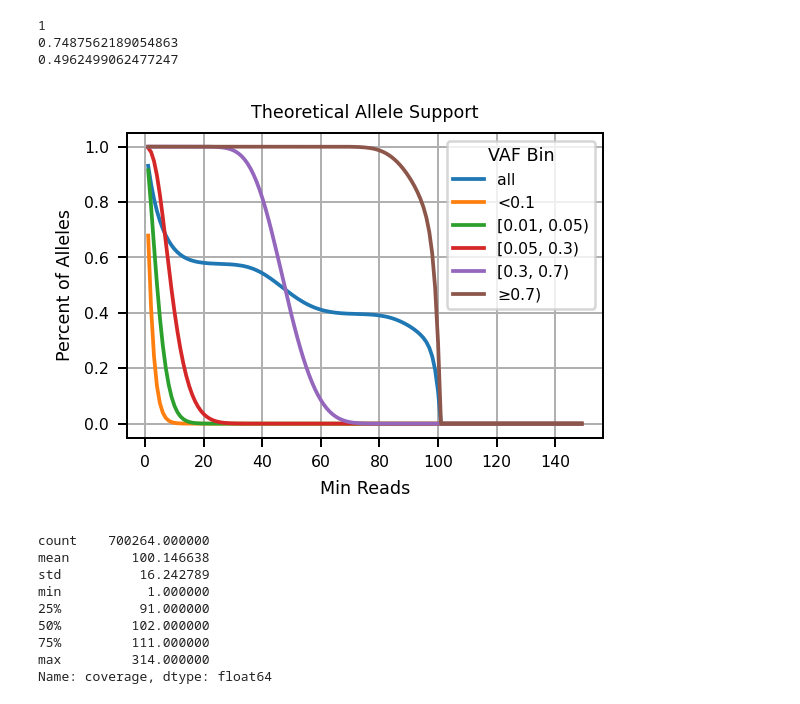
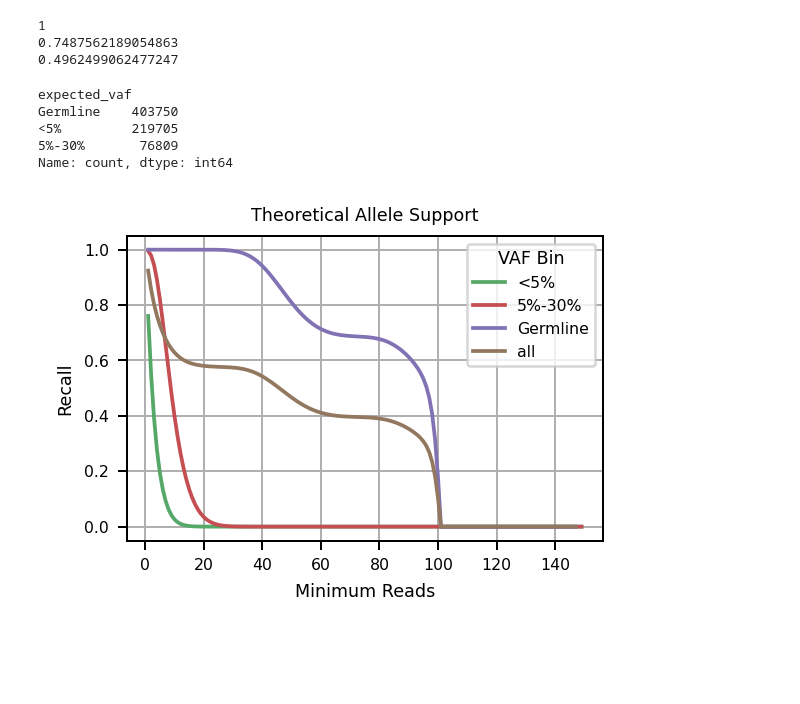
Before and after one commit to BCM-HGSC/SMaHT_MIMS, a Jupyter notebook: coverage_calculator/ModelingVAFx.ipynb, the cells around one changed output. Drawn from its saved outputs; the diff is of its cells as text; code cells hidden in the pictures; blank space fills up the shorter version.

```diff
--- a/coverage_calculator/ModelingVAFx.ipynb
+++ b/coverage_calculator/ModelingVAFx.ipynb
@@ -227,4 +241,37 @@ theo = pd.DataFrame(rows, columns=['VAF Bin', "recall", "min reads"])
+# %%
+mbins = [(0, 1, 'all'),
+         (0, 0.01, '<0.1'),
+         (0.01, 0.025, '[0.01, 0.025)'),
+         (0.025, 0.05, '[0.025, 0.05)'),
+         (0.05, 0.30, '[0.05, 0.30)'),
+         (0.30, 1, 'Germline')]
+
+mbins = [(0, 1, 'all'),
+         (0, 0.05, '<5%'),
+         (0.05, 0.30, '5%-30%'),
+         (0.30, 1, 'Germline')]
+                              #(0.30, 0.70, '[0.3, 0.7)'), (0.70, 1, '≥0.7)')]:
+b = [0] + [_[1] for _ in mbins[1:]]
+l = [_[2] for _ in mbins[1:]]
+
+pd.cut(data['expected_vaf'], bins=b, labels=l).value_counts()
+# %% [output]
+expected_vaf
+Germline    403750
+<5%         219705
+5%-30%       76809
+Name: count, dtype: int64
 # %%
+# Theoretical Allele Support CDF
+
+rows = []
+palette = sb.color_palette('deep', n_colors=8)
+
+for lower, upper, vaf_bin in mbins:
+    for cov in range(1, 150):
+        rows.append([vaf_bin, vaf_over_range(lower, upper, vafs, 100, cov), cov])
+theo = pd.DataFrame(rows, columns=['VAF Bin', "recall", "min reads"])
+
 def scaled_fontsize(base_size, fig_width, reference_width=6.4, min_size=7):
     """
     Scales the base font size proportionally to figure width,
@@ -239,45 +286,41 @@ def scaled_fontsize(base_size, fig_width, reference_width=6.4, min_size=7):
 
 fig_width = 3.25
 font_size = scaled_fontsize(base_size=12, fig_width=fig_width, min_size=7)
 
 plt.rcParams.update({
     "font.size": font_size,
     "axes.titlesize": font_size,
     "axes.labelsize": font_size,
     "xtick.labelsize": font_size * 0.9,
     "ytick.labelsize": font_size * 0.9,
     "legend.fontsize": font_size * 0.9,
 })
 
 fig, ax = plt.subplots(nrows=1,
                        ncols=1,
                        #figsize=(5 * len(files), 5),
                        figsize=(3.25, 2.4), # For hifi.washu
                        squeeze=False,
                        sharex='row',
                        sharey='row',
                        dpi=180,
                       )
 
-p = sb.lineplot(data=theo, x="min reads", y="recall", hue='VAF Bin', zorder=2, ax = ax[0][0])
-_ = p.set(ylabel="Percent of Alleles", xlabel="Min Reads",
+p = sb.lineplot(data=theo,
+                x="min reads",
+                y="recall",
+                hue='VAF Bin',
+                hue_order=['<5%', '5%-30%', 'Germline', 'all'],
+                zorder=2,
+                ax = ax[0][0],
+               palette=palette[2:-2],
+               )
+_ = p.set(ylabel="Recall", xlabel="Minimum Reads",
           #title=f"Allele Coverage {tech} {center}\n(Mean Coverage {mean_cov}x)",
           title=f"Theoretical Allele Support",
          )
 plt.grid()
 plt.tight_layout()
 plt.show()
 # %% [output]
-[figure, old version]
+[figure, new version]
-# %%
-measure['coverage'].describe()
-# %% [output]
-count    700264.000000
-mean        100.146638
-std          16.242789
-min           1.000000
-25%          91.000000
-50%         102.000000
-75%         111.000000
-max         314.000000
-Name: coverage, dtype: float64
```
Also changed, not shown: parts of 3 cells of this notebook, 3 other files.
